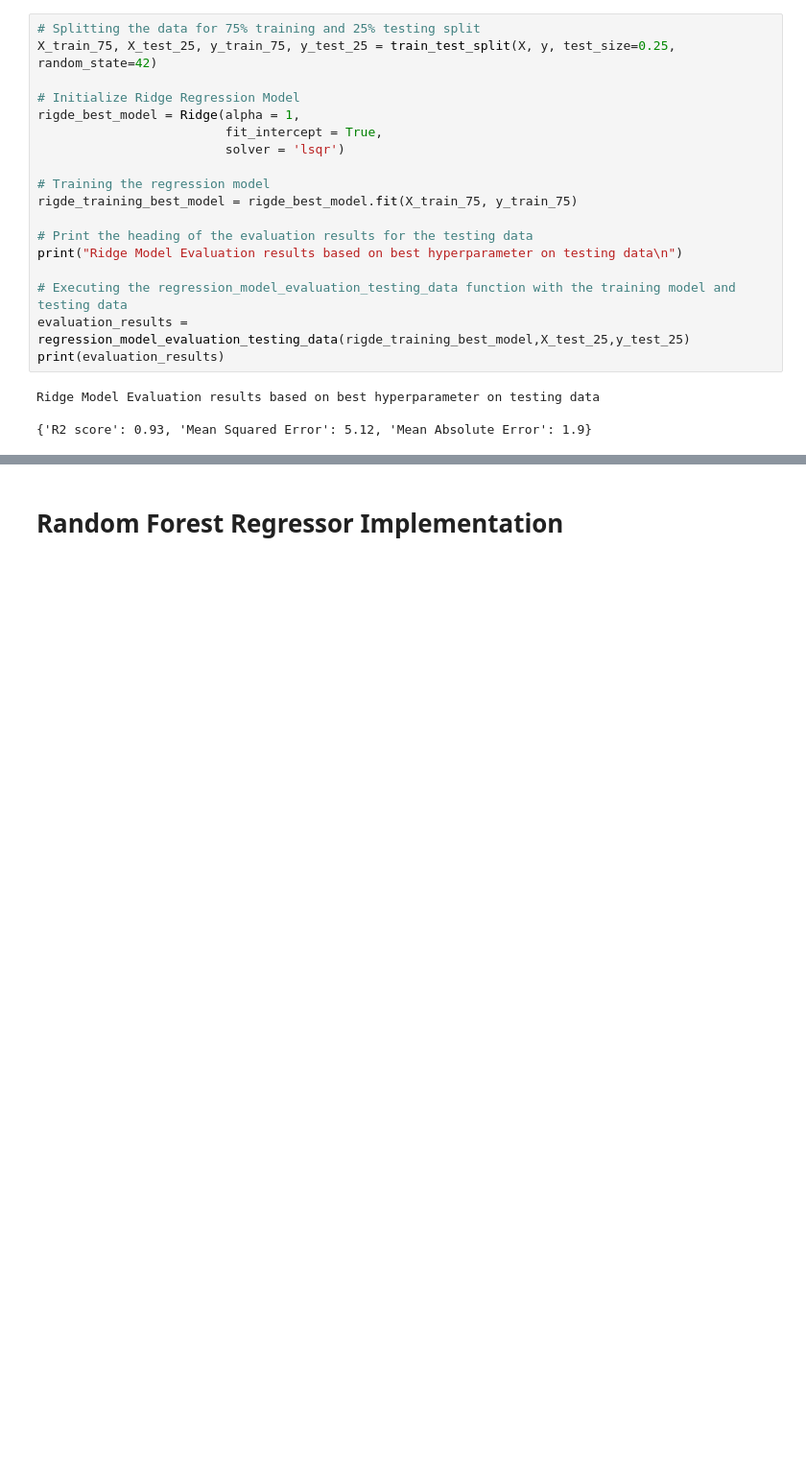
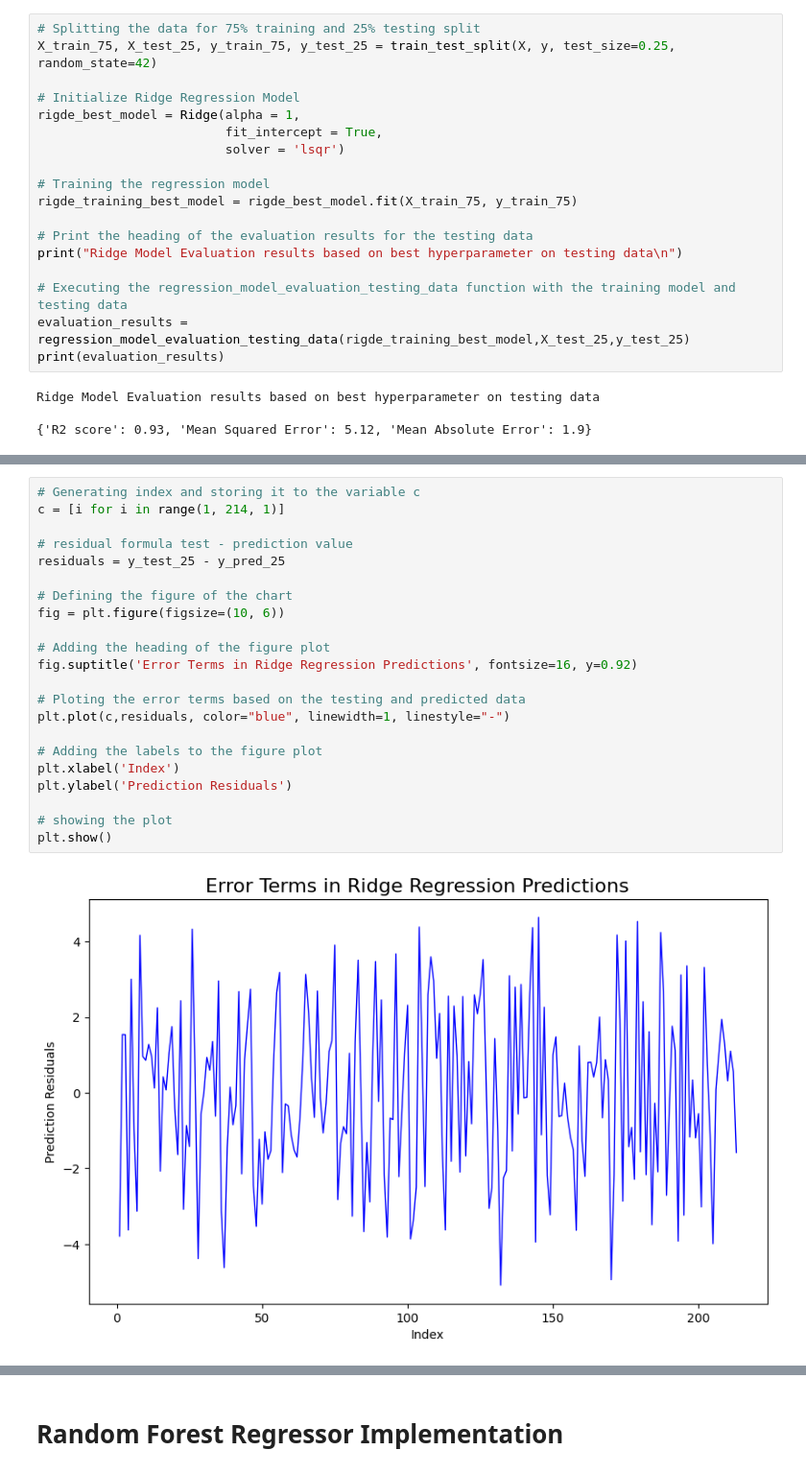
Before and after one commit to OnionKnightN/dynamic-pricing-regression-model, a Jupyter notebook: Hdip_Hoai_Nhan_Nguyen_2024.ipynb, the cells around one changed output, grey strips where cells are left out. Shown at 96% size. Saved outputs shown, nothing was run; the diff lists cells and outputs as text; blank space fills up the shorter version.

```diff
--- a/Hdip_Hoai_Nhan_Nguyen_2024.ipynb
+++ b/Hdip_Hoai_Nhan_Nguyen_2024.ipynb
@@ -922,0 +961,24 @@ Ridge Model Evaluation results based on best hyperparameter on testing data
+# %%
+# Generating index and storing it to the variable c
+c = [i for i in range(1, 214, 1)]
+
+# residual formula test - prediction value
+residuals = y_test_25 - y_pred_25
+
+# Defining the figure of the chart
+fig = plt.figure(figsize=(10, 6))
+
+# Adding the heading of the figure plot
+fig.suptitle('Error Terms in Ridge Regression Predictions', fontsize=16, y=0.92)
+
+# Ploting the error terms based on the testing and predicted data
+plt.plot(c,residuals, color="blue", linewidth=1, linestyle="-")
+
+# Adding the labels to the figure plot
+plt.xlabel('Index')
+plt.ylabel('Prediction Residuals')
+
+# showing the plot
+plt.show()
+# %% [output]
+[figure, added]
```
Also changed, not shown: parts of 18 cells of this notebook.
